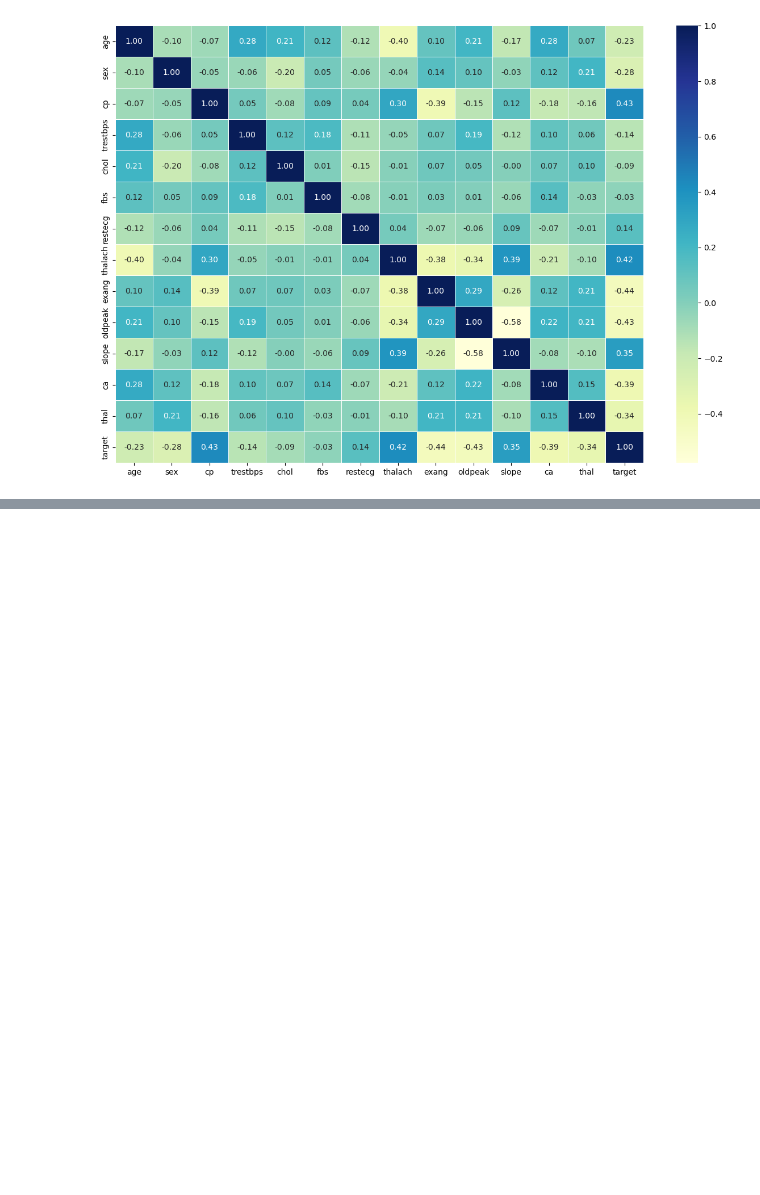
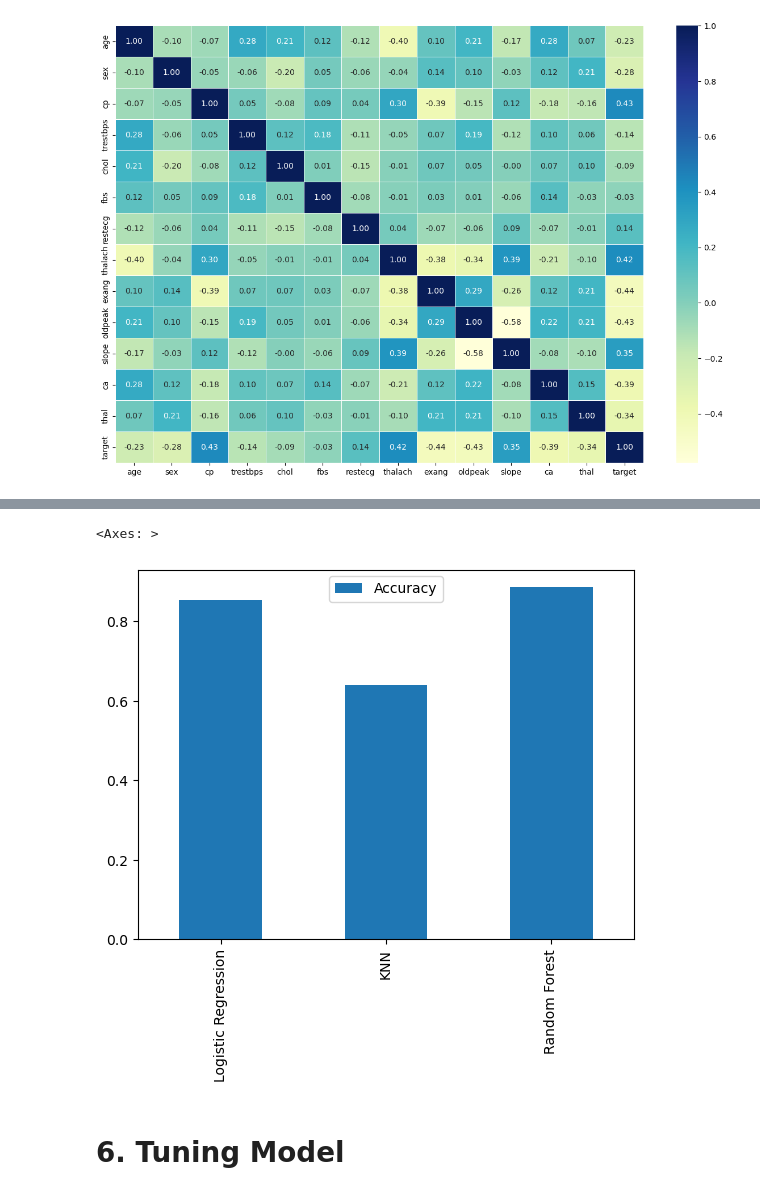
Before and after one commit to dnhan1707/heart_disease_prediction_proj, a Jupyter notebook: heart_prediction_model.ipynb, the cells around one changed output, grey strips where cells are left out. Drawn from its saved outputs; the diff is of its cells as text; code cells hidden in the pictures; blank space fills up the shorter version.

Commit message:
Try 3 different models and start tuning them

```diff
--- a/heart_prediction_model.ipynb
+++ b/heart_prediction_model.ipynb
@@ -310,0 +322,8 @@ ax = sns.heatmap(corr_matrix,
+# %%
+# Split data
+X = df.drop(columns='target')
+y = df['target']
+# %%
+np.random.seed(0)
+X_train, X_test, y_train, y_test = train_test_split(X, y, test_size=0.2)
+X_train.shape, X_test.shape, y_train.shape, y_test.shape
@@ -310,0 +337,19 @@ ax = sns.heatmap(corr_matrix,
+# %%
+models = {
+    "Logistic Regression": LogisticRegression(),
+    "KNN" : KNeighborsClassifier(),
+    "Random Forest": RandomForestClassifier()
+}
+
+def fit_and_score(models, X_train, X_test, y_train, y_test):
+    np.random.seed(49)
+    model_scores = {}
+
+    for name, model in models.items():
+        model.fit(X_train, y_train)
+        model_scores[name] = model.score(X_test, y_test)
+
+    return model_scores
+# %%
+models_scores = fit_and_score(models, X_train, X_test, y_train, y_test)
+models_scores
@@ -310,0 +367,8 @@ ax = sns.heatmap(corr_matrix,
+# %%
+model_compare = pd.DataFrame(models_scores, index=['Accuracy'])
+model_compare.T.plot.bar()
+# %% [output]
+<Axes: >
+[figure, added]
+# %% [markdown]
+# 6. Tuning Model
```
Also changed, not shown: parts of 10 cells of this notebook.
